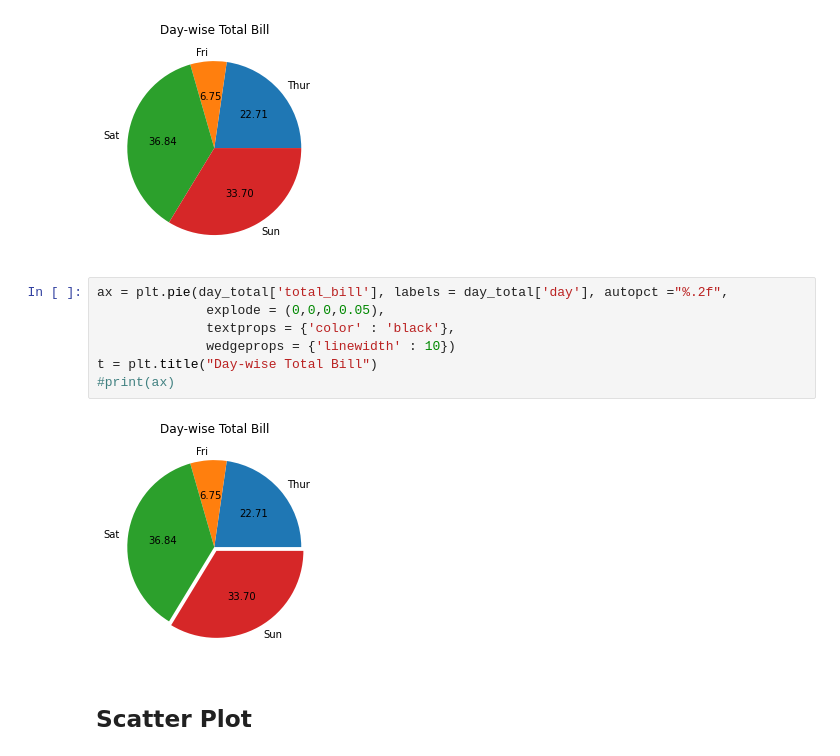
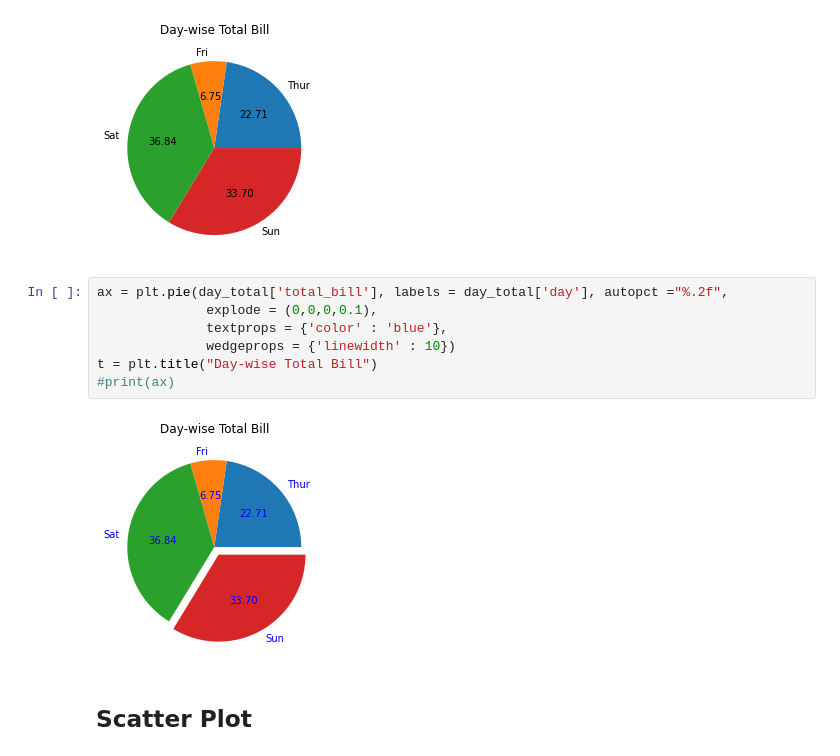
Before and after one commit to srikanthpragada/DS_18_JULY_2022, a Jupyter notebook: plots/matplotlibdemo.ipynb, the cells around one changed output. Saved outputs shown, nothing was run; the diff lists cells and outputs as text.

```diff
--- a/plots/matplotlibdemo.ipynb
+++ b/plots/matplotlibdemo.ipynb
@@ -102,13 +102,13 @@ t = plt.title("Day-wise Total Bill")
 [figure]
 # %%
 ax = plt.pie(day_total['total_bill'], labels = day_total['day'], autopct ="%.2f",
-              explode = (0,0,0,0.05),
-              textprops = {'color' : 'black'},
+              explode = (0,0,0,0.1),
+              textprops = {'color' : 'blue'},
               wedgeprops = {'linewidth' : 10})
 t = plt.title("Day-wise Total Bill")
 #print(ax)
 # %% [output]
-[figure, old version]
+[figure, new version]
 # %% [markdown]
 ## Scatter Plot
 # %%
```
Also changed, not shown: parts of 3 cells of this notebook, 1 other file.
